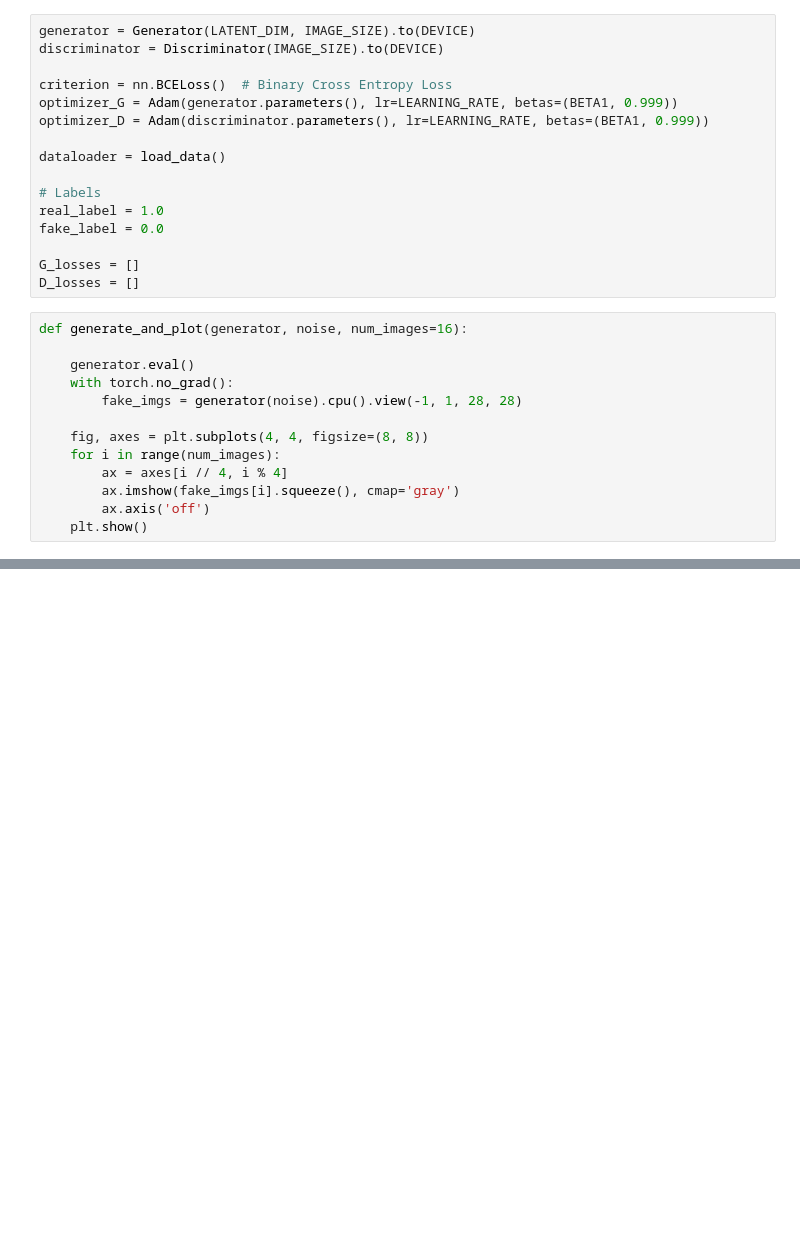
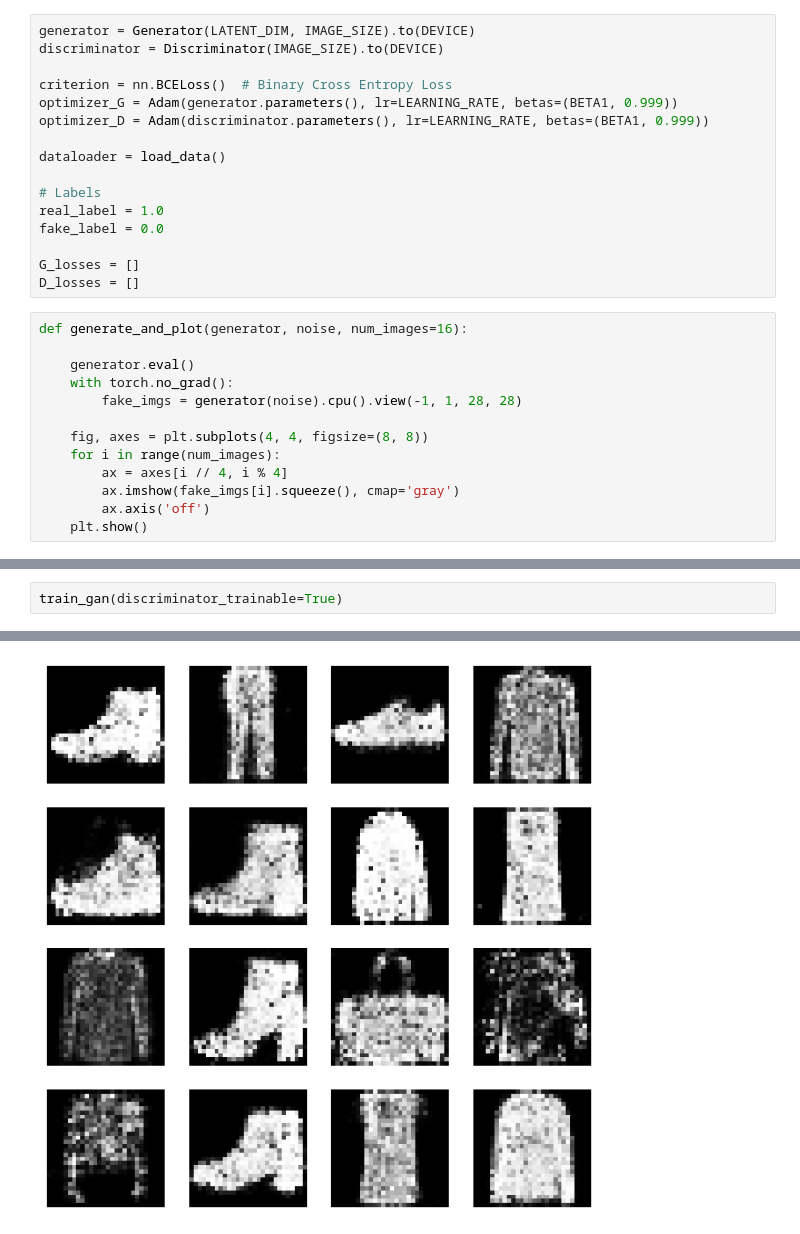
Before and after one commit to SHANKER4K/Machine-learning-ML-courses, a Jupyter notebook: DL/Gan.ipynb, the cells around one changed output, grey strips where cells are left out. Cells and saved outputs as stored; diff of their text form; blank space fills up the shorter version.

```diff
--- a/DL/Gan.ipynb
+++ b/DL/Gan.ipynb
@@ -207,0 +181,3 @@ Epoch [6/50] Batch 400/469                     Loss D: 1.1333, Loss G: 1.9117
+# %%
+train_gan(discriminator_trainable=True)
+# %% [output]
@@ -207,0 +201 @@ Epoch [6/50] Batch 400/469                     Loss D: 1.1333, Loss G: 1.9117
+[figure, added]
```
Also changed, not shown: parts of 4 cells of this notebook, 2 other files.
